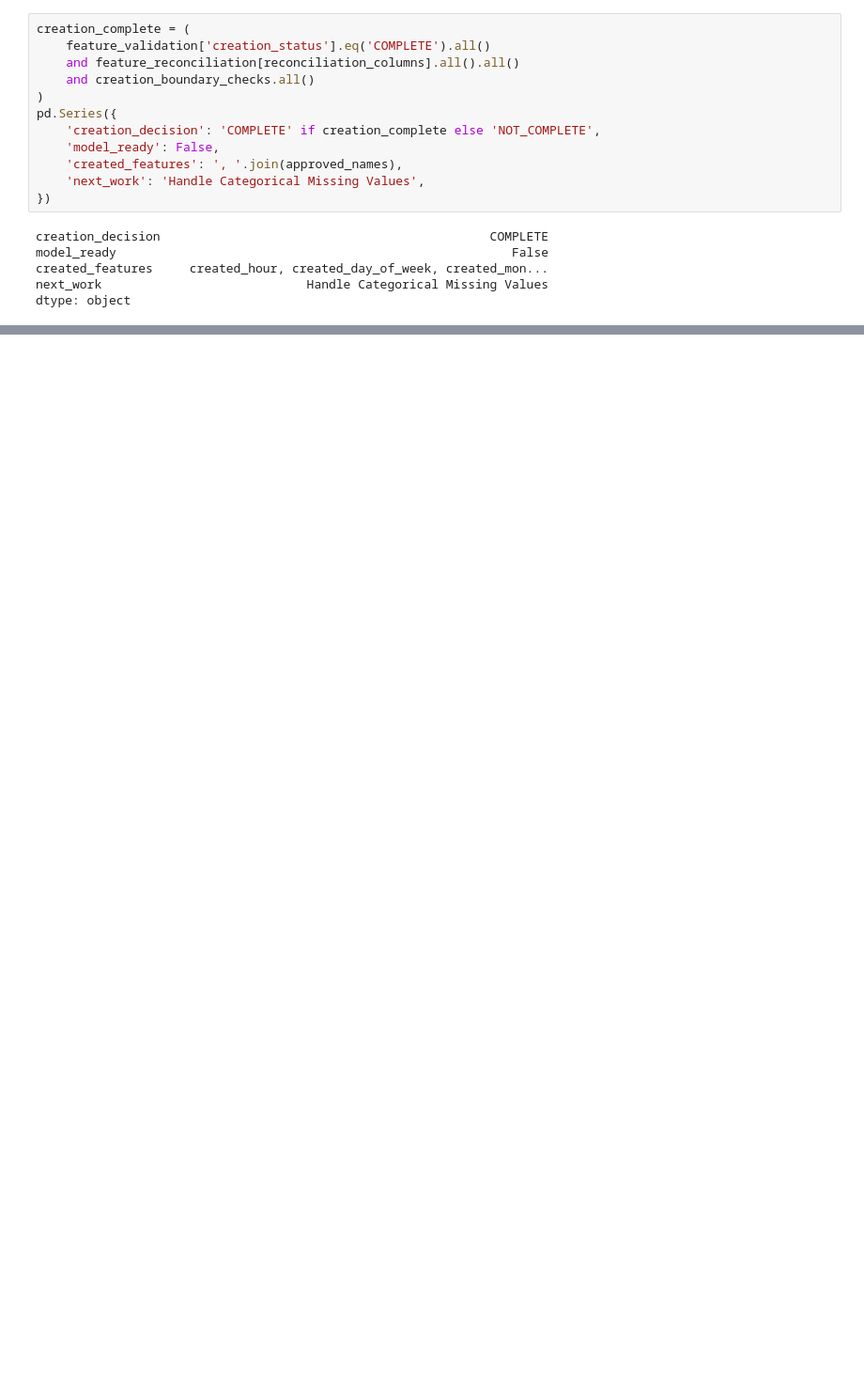
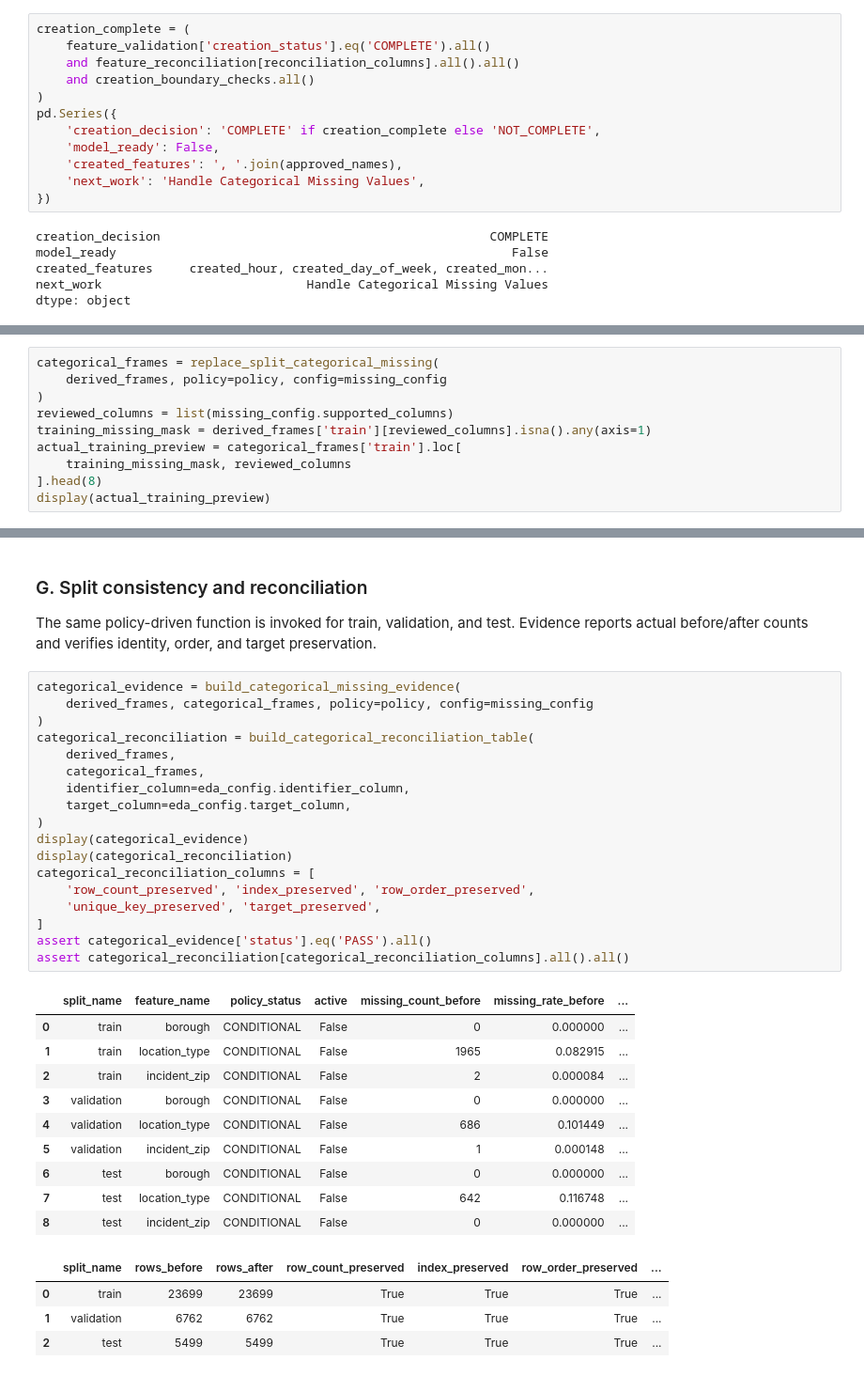
Before and after one commit to mmubashir95/urban-operations-intelligence-platform, a Jupyter notebook: notebooks/11_feature_engineering_and_preprocessing.ipynb, the cells around one changed output, grey strips where cells are left out. Shown at 94% size. Drawn from its saved outputs; the diff is of its cells as text; blank space fills up the shorter version.

Commit message:
Add categorical missing value handling

```diff
--- a/notebooks/11_feature_engineering_and_preprocessing.ipynb
+++ b/notebooks/11_feature_engineering_and_preprocessing.ipynb
@@ -479,0 +597,10 @@ dtype: object
+# %%
+categorical_frames = replace_split_categorical_missing(
+    derived_frames, policy=policy, config=missing_config
+)
+reviewed_columns = list(missing_config.supported_columns)
+training_missing_mask = derived_frames['train'][reviewed_columns].isna().any(axis=1)
+actual_training_preview = categorical_frames['train'].loc[
+    training_missing_mask, reviewed_columns
+].head(8)
+display(actual_training_preview)
@@ -479,0 +617,37 @@ dtype: object
+# %% [markdown]
+### G. Split consistency and reconciliation
+
+The same policy-driven function is invoked for train, validation, and test. Evidence reports actual before/after counts and verifies identity, order, and target preservation.
+# %%
+categorical_evidence = build_categorical_missing_evidence(
+    derived_frames, categorical_frames, policy=policy, config=missing_config
+)
+categorical_reconciliation = build_categorical_reconciliation_table(
+    derived_frames,
+    categorical_frames,
+    identifier_column=eda_config.identifier_column,
+    target_column=eda_config.target_column,
+)
+display(categorical_evidence)
+display(categorical_reconciliation)
+categorical_reconciliation_columns = [
+    'row_count_preserved', 'index_preserved', 'row_order_preserved',
+    'unique_key_preserved', 'target_preserved',
+]
+assert categorical_evidence['status'].eq('PASS').all()
+assert categorical_reconciliation[categorical_reconciliation_columns].all().all()
+# %% [output]
+|  | split_name | feature_name | policy_status | active | missing_count_before | missing_rate_before | ... |
+| 0 | train | borough | CONDITIONAL | False | 0 | 0.000000 | ... |
+| 1 | train | location_type | CONDITIONAL | False | 1965 | 0.082915 | ... |
+| 2 | train | incident_zip | CONDITIONAL | False | 2 | 0.000084 | ... |
+| 3 | validation | borough | CONDITIONAL | False | 0 | 0.000000 | ... |
+| 4 | validation | location_type | CONDITIONAL | False | 686 | 0.101449 | ... |
+| 5 | validation | incident_zip | CONDITIONAL | False | 1 | 0.000148 | ... |
+| 6 | test | borough | CONDITIONAL | False | 0 | 0.000000 | ... |
+| 7 | test | location_type | CONDITIONAL | False | 642 | 0.116748 | ... |
+| 8 | test | incident_zip | CONDITIONAL | False | 0 | 0.000000 | ... |
+|  | split_name | rows_before | rows_after | row_count_preserved | index_preserved | row_order_preserved | ... |
+| 0 | train | 23699 | 23699 | True | True | True | ... |
+| 1 | validation | 6762 | 6762 | True | True | True | ... |
+| 2 | test | 5499 | 5499 | True | True | True | ... |
```
Also changed, not shown: parts of 19 cells of this notebook, 8 other files.
